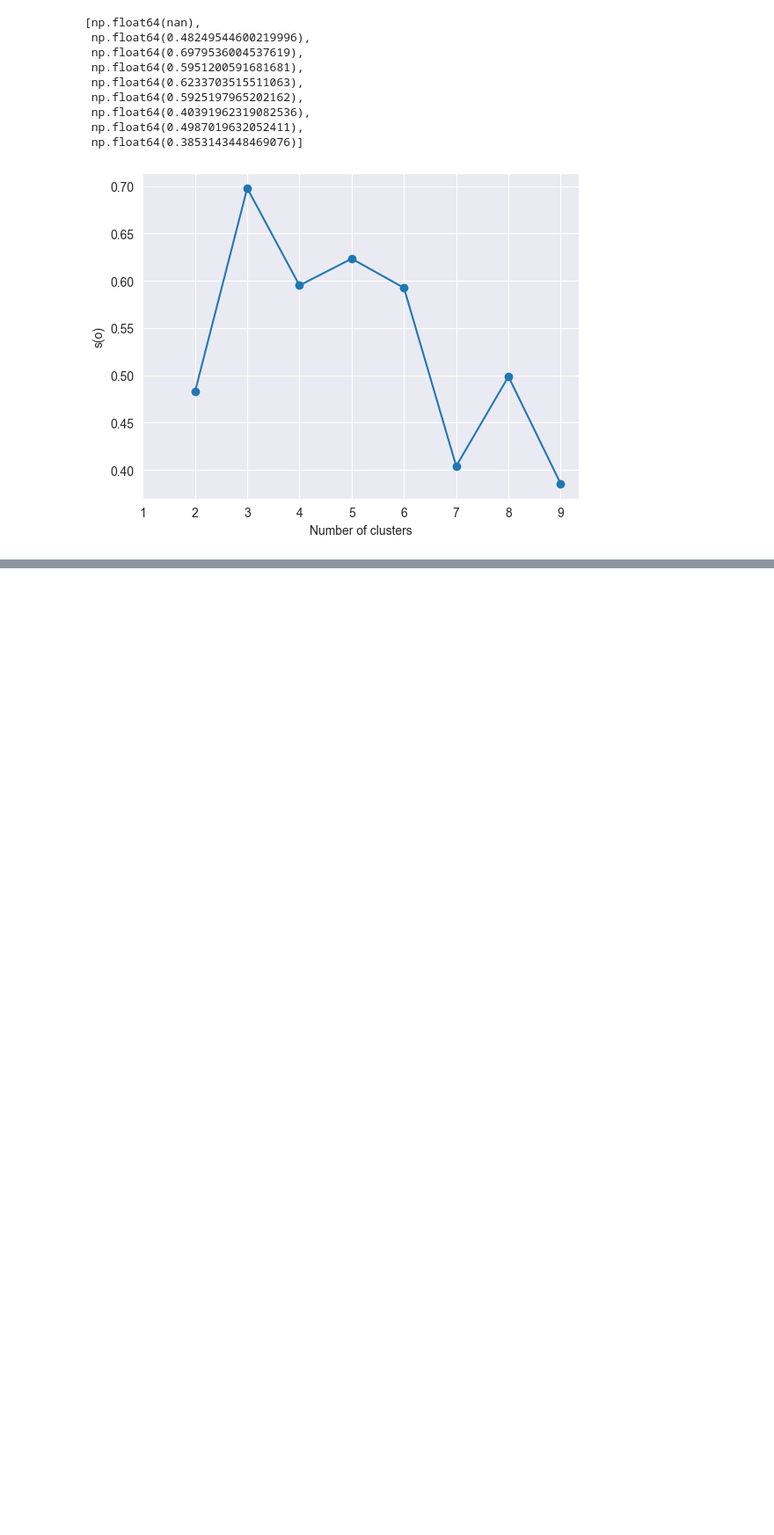
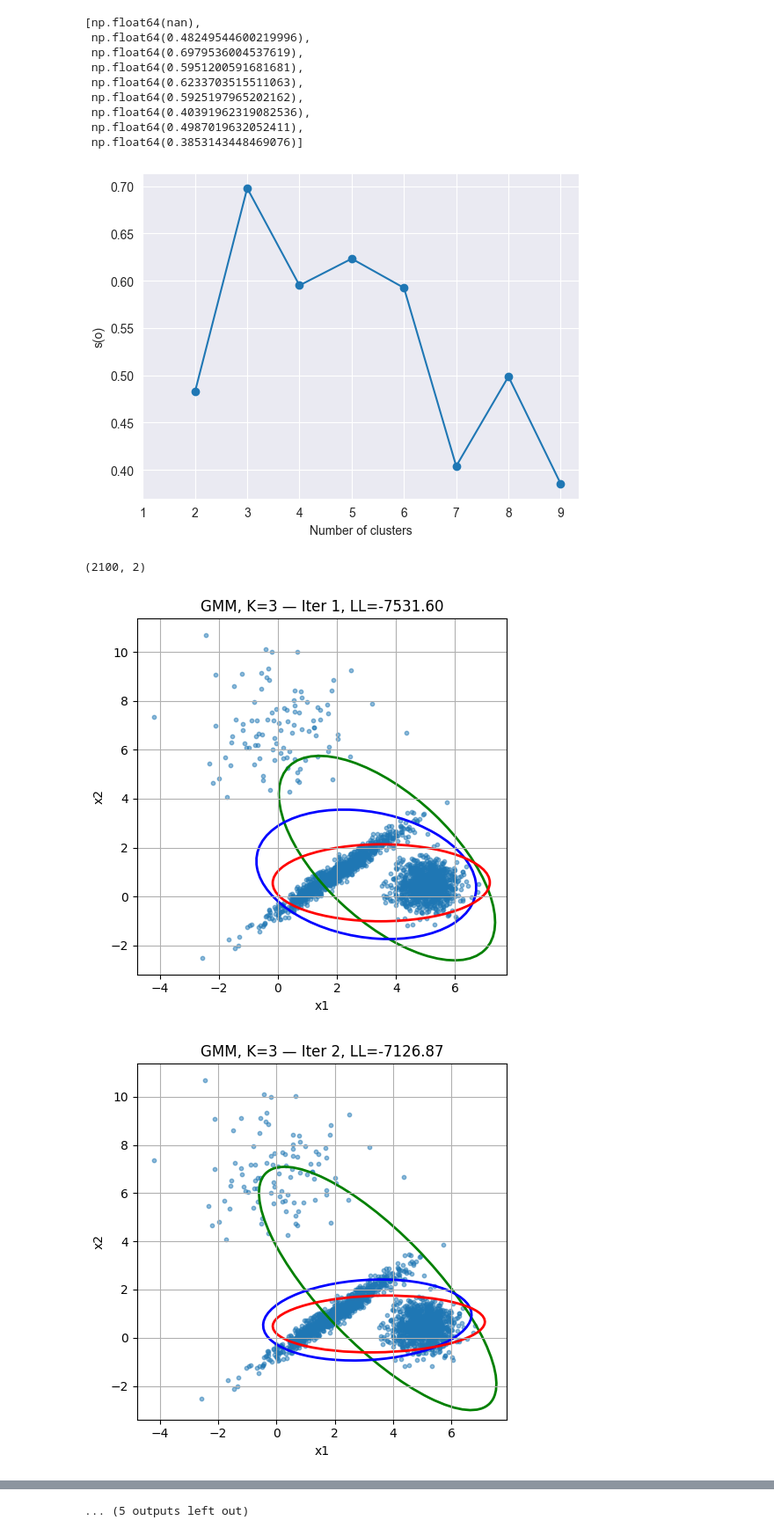
Before and after one commit to josephjquinn/tex-notes, a Jupyter notebook: cs4262/assignments/hw4/code/hw4.ipynb, the cells around one changed output, grey strips where cells are left out. Shown at 88% size. Drawn from its saved outputs; the diff is of its cells as text; code cells hidden in the pictures; blank space fills up the shorter version.

```diff
--- a/cs4262/assignments/hw4/code/hw4.ipynb
+++ b/cs4262/assignments/hw4/code/hw4.ipynb
@@ -205,3 +197,8 @@ plt.grid(True)
 plt.show()
 # %% [output]
 [figure]
+# %%
+p2_data = pd.read_pickle("./hw4_p2.pkl")
+p2_data.shape
+# %% [output]
+(2100, 2)
@@ -207,0 +230,9 @@ plt.show()
+# %%
+def init_gmm(X, K, seed=0):
+    rng = np.random.default_rng(seed)
+    # kmeans++-like seeding via random subset of points for means
+    mu = X[rng.choice(len(X), size=K, replace=False)].copy()
+    # start with isotropic covariances scaled to data spread
+    cov = np.stack([np.cov(X.T) + 1e-3*np.eye(D) for _ in range(K)], axis=0)
+    alpha = np.ones(K)/K
+    return mu, cov, alpha
@@ -207,0 +320,19 @@ plt.show()
+# %%
+K = 3
+mu, Sigma, alpha, lls = em_gmm(X, K=K, max_iters=50, tol=1e-4, seed=7, plot_each_iter=True)
+
+x_vals = np.arange(1, len(lls)+1)
+plt.plot(x_vals, lls, marker='o')
+plt.xlabel("EM Iteration")
+plt.ylabel("Log-Likelihood")
+plt.grid(True)
+plt.tight_layout()
+plt.show()
+
+print(f"Final log-likelihood: {lls[-1]:.3f}")
+print("Mixing weights:", alpha)
+print("Means:\n", mu)
+print("Covariances:\n", Sigma)
+# %% [output]
+[figure, added]
+[figure, added]
@@ -207,0 +349 @@ plt.show()
+... (5 outputs left out)
```
Also changed, not shown: parts of 8 cells of this notebook, 1 other file.
